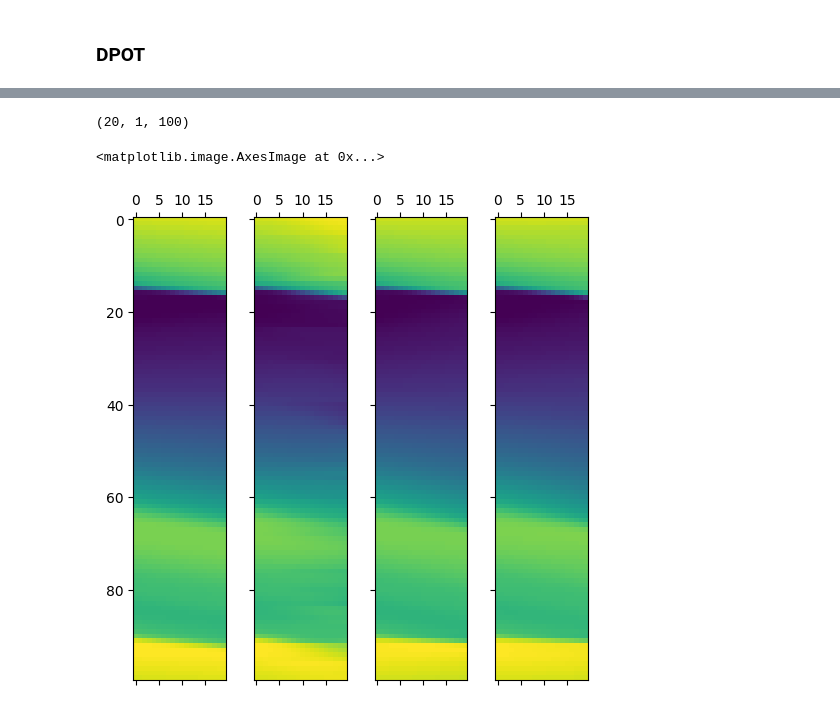
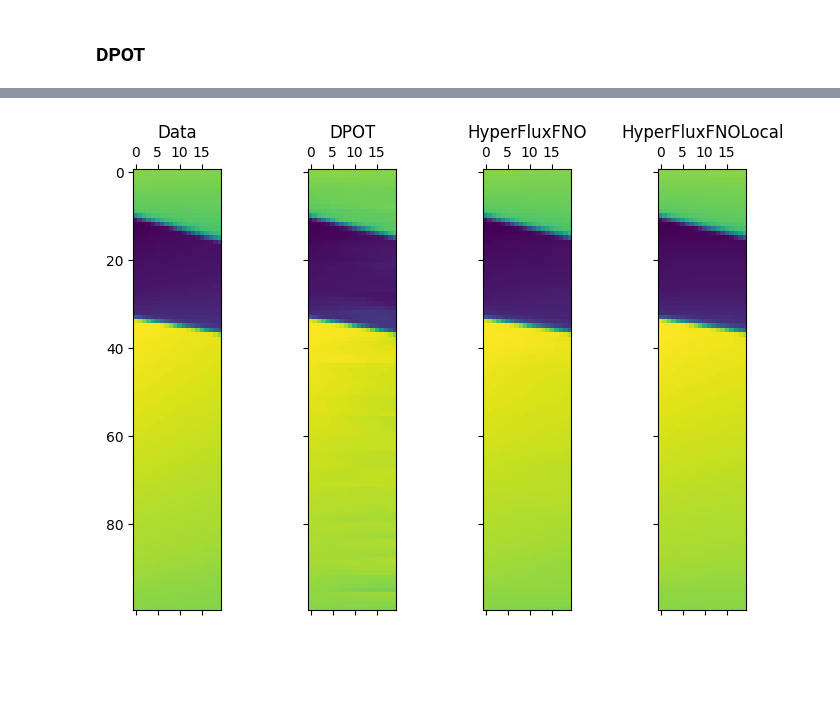
Before and after one commit to xx257xx/CONTEXT_FLUX_NO, a Jupyter notebook: notebooks/evaluation/evaluate_cubic.ipynb, the cells around one changed output, grey strips where cells are left out. Saved outputs shown, nothing was run; the diff lists cells and outputs as text; code cells hidden in the pictures; blank space fills up the shorter version.

```diff
--- a/notebooks/evaluation/evaluate_cubic.ipynb
+++ b/notebooks/evaluation/evaluate_cubic.ipynb
@@ -15,4 +15,4 @@ from matplotlib.animation import ArtistAnimation
 datadir = Path("../../data")
 checkpoint_dir = Path("../../checkpoints")
 
-jax.config.update("jax_default_device", jax.devices("gpu")[2])
+# jax.config.update("jax_default_device", jax.devices("gpu")[2])
@@ -84,14 +208,18 @@ batch_extrap = dataset_train_extrap["values"].isel({"ic": 0}).compute().to_numpy
 # %%
-from tqdm import tqdm
-
-
 u_pred_dict = dict()
 
-for method, ckpt_name in tqdm(CHECKPOINT_DICT["DPOT"].items()):
-    model = load_model(checkpoint_dir / "DPOT" / method / ckpt_name)
+model_method_list = [
+    ("DPOT", "DenoisingOneStepLoss"),
+    ("HyperFluxFNO", "PushforwardOneStepLoss"),
+    ("HyperFluxFNOLocal", "PushforwardOneStepLoss"),
+]
+for model_type, method in tqdm(model_method_list):
+    model = load_model(
+        checkpoint_dir / model_type / method / CHECKPOINT_DICT[model_type][method]
+    )
     model = eqx.nn.inference_mode(model, True)
 
-    u_pred_dict[method] = eqx.filter_vmap(
-        lambda u: model.rollout(u, args=None, num_steps=20)
+    u_pred_dict[model_type] = eqx.filter_vmap(
+        lambda u: model.rollout(u, args=(dt, dx), num_steps=20)
     )(batch_extrap[:, :20])[0]
 # %% [output]
@@ -148,19 +243,15 @@ batch_extrap_pred_hyperfluxfnolocal = eqx.filter_vmap(
-# %%
-batch_extrap_pred_hyperfluxfnolocal[0].shape
-# %% [output]
-(20, 1, 100)
 # %%
-sample_idx = 80
+sample_idx = 100
 fig, axes = plt.subplots(
-    1, 4, figsize=(5, 5), constrained_layout=True, sharex=True, sharey=True
+    1, 4, figsize=(7, 5), constrained_layout=True, sharex=True, sharey=True
 )
 axes[0].matshow(batch_extrap[sample_idx, 20:, 0].T)
-axes[1].matshow(batch_extrap_pred_dpot[sample_idx, :, 0].T)
-axes[2].matshow(batch_extrap_pred_hyperfluxfno[sample_idx, :, 0].T)
-axes[3].matshow(batch_extrap_pred_hyperfluxfnolocal[sample_idx, :, 0].T)
+axes[0].set_title("Data")
+for i, (model_type, u_pred) in enumerate(u_pred_dict.items()):
+    axes[i + 1].matshow(u_pred[sample_idx, :, 0].T)
+    axes[i + 1].set_title(model_type)
 # %% [output]
-<matplotlib.image.AxesImage at 0x...>
-[figure, old version]
+[figure, new version]
 # %%
 plt.rcParams["animation.html"] = "jshtml"
 fig, axes = plt.subplots(2, 1, figsize=(7, 4), sharex=True, constrained_layout=True)
```
Also changed, not shown: parts of 19 cells of this notebook, 2 other files.
